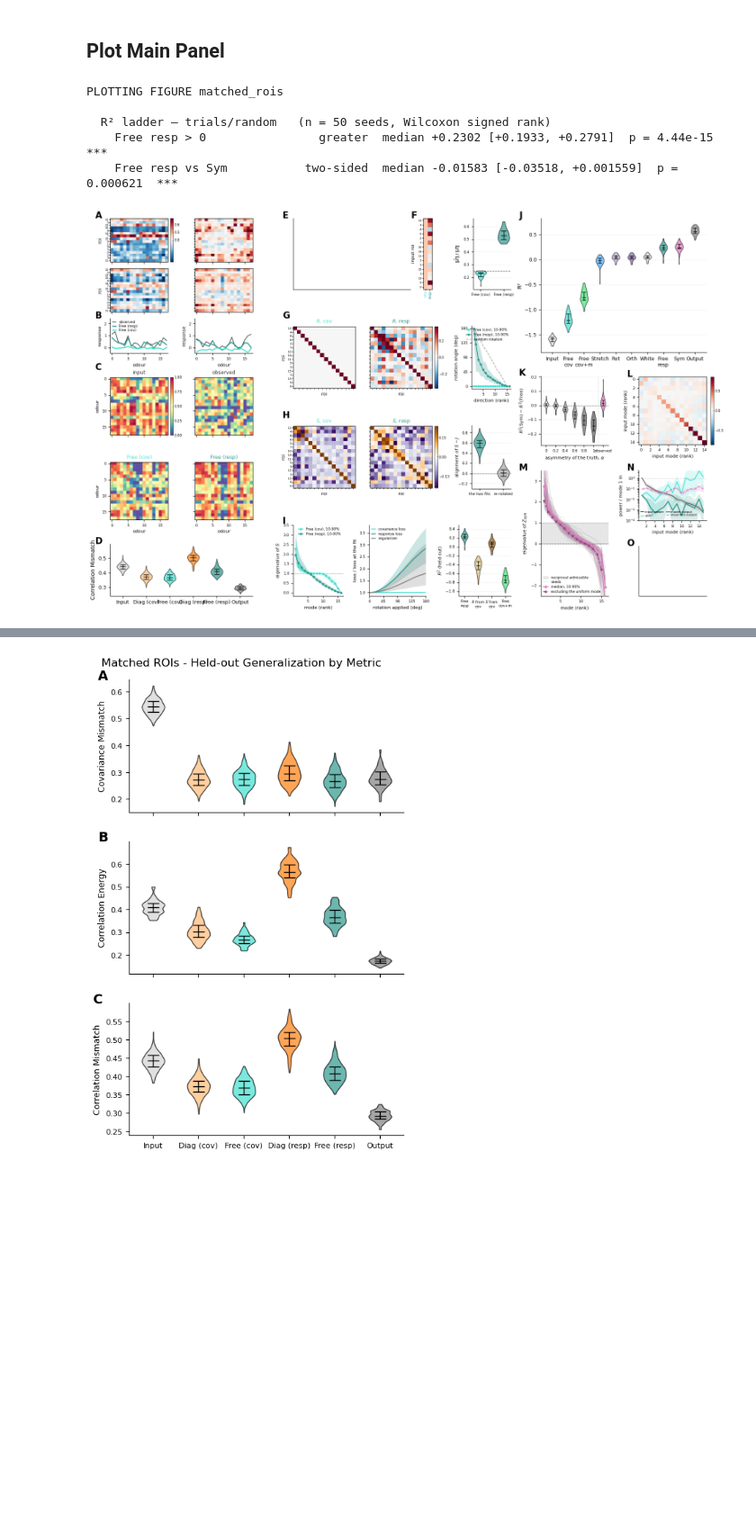
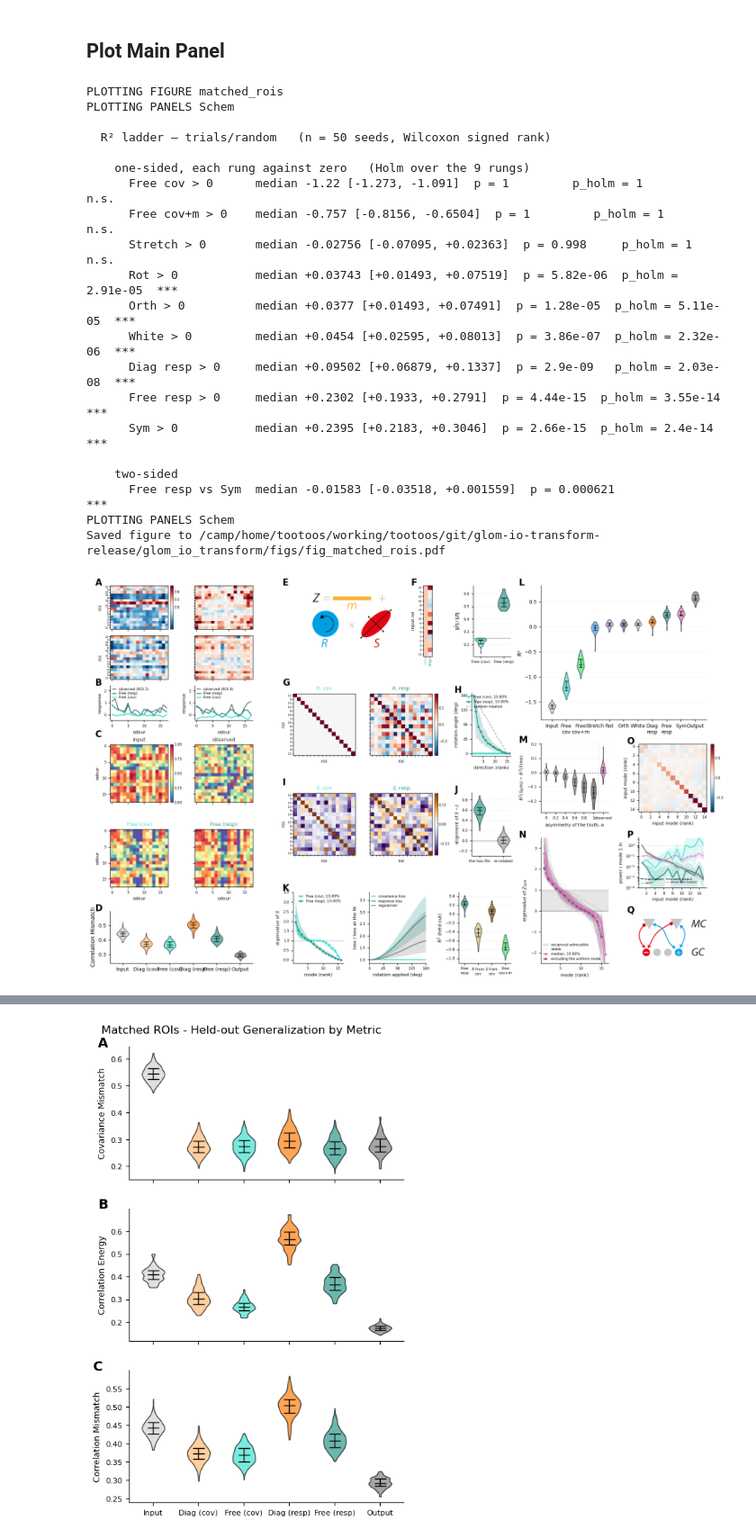
Before and after one commit to stootoon/glom-io-transform-release, a Jupyter notebook: glom_io_transform/analysis/fig_driver.ipynb, the cells around one changed output, grey strips where cells are left out. Shown at 90% size. Saved outputs shown, nothing was run; the diff lists cells and outputs as text; code cells hidden in the pictures; blank space fills up the shorter version.

```diff
--- a/glom_io_transform/analysis/fig_driver.ipynb
+++ b/glom_io_transform/analysis/fig_driver.ipynb
@@ -280,42 +284,67 @@ with open(matched_rois_data_file, "wb") as f:
 # %%
 from glom_io_transform.analysis.compute import generalization as compute_generalization; reload(compute_generalization)
 from glom_io_transform.model_fitting import proc_fit_models as proc_fit_models; reload(proc_fit_models)
 from glom_io_transform.analysis.figures import figures as fig_figures; reload(fig_figures)
 from glom_io_transform.analysis.figures import violin_plots as fig_violin_plots; reload(fig_violin_plots)
 from glom_io_transform.analysis.figures import matched_rois as fig_matched_rois; reload(fig_matched_rois)
 
 figure(figsize=(16, 10))
 axes = fig_matched_rois.Main.plot(matched_rois_data, quantiles=(10,90));
 axes["z_spectrum"].set_ylim(-2.5,3.5)
 axes["whitening"].set_ylim(1e-4,5)
 tight_layout(w_pad=0.5, h_pad=0.5)
-labels = {"input_heatmap":"A",
-          "roi_1":"B",
-          "corr_input":"C",
-          "violin":"D",
-          "conn_schematic":"E",
-          "baseline_strip":"F",
-          "R_cov":"G",
-          "S_cov":"H",
-          "stretch_spectra":"I",
-          "r2_heldout":"J",
-          "surrogate_alpha":"K",
-          "mode_conn":"L",
-          "z_spectrum":"M",
-          "whitening":"N",
-          "schematic":"O"
-}
+
+labels = ["input_heatmap",
+          "roi_1",
+          "corr_input",
+          "violin",
+          "conn_schematic",
+          "baseline_strip",
+          "R_cov",
+          "rot_angles",
+          "S_cov",
+          "stretch_align",
+          "stretch_spectra",
+          "r2_heldout",
+          "surrogate_alpha",
+          "z_spectrum",
+          "mode_conn",
+          "whitening",
+          "schematic"
+]
 alphabet = "ABCDEFGHIJKLMNOPQRSTUVWXYZ"
 str2inds= lambda s: [alphabet.index(c) for c in s]
-label_axes([axes[k] for k in labels], [labels[k] for k in labels], fontsize=16, fontweight="bold",
-           align_x= [str2inds("ABCD"), str2inds("EGHI"), str2inds("JKM"), str2inds("LNO")],
+label_axes([axes[k] for k in labels], alphabet, fontsize=16, fontweight="bold",
+           align_x= [
+               str2inds("ABCD"),
+               str2inds("HJ"),
+               str2inds("EGIK"),
+               str2inds("LMN"),
+               str2inds("OPQ"),
+            ]
 )
-
-savefig(f"{paths.proj_path}/figs/fig_matched_rois.pdf", bbox_inches="tight", dpi=600)
+fig_file = f"{paths.proj_path}/figs/{fig_prefix}_matched_rois.pdf"
+savefig(fig_file, bbox_inches="tight", dpi=600)
+print(f"Saved figure to {fig_file}")
 # %% [output]
 PLOTTING FIGURE matched_rois
+PLOTTING PANELS Schem
 
   R² ladder — trials/random   (n = 50 seeds, Wilcoxon signed rank)
-    Free resp > 0                greater  median +0.2302 [+0.1933, +0.2791]  p = 4.44e-15  ***
-    Free resp vs Sym           two-sided  median -0.01583 [-0.03518, +0.001559]  p = 0.000621  ***
+
+    one-sided, each rung against zero   (Holm over the 9 rungs)
+      Free cov > 0      median -1.22 [-1.273, -1.091]  p = 1         p_holm = 1         n.s.
+      Free cov+m > 0    median -0.757 [-0.8156, -0.6504]  p = 1         p_holm = 1         n.s.
+      Stretch > 0       median -0.02756 [-0.07095, +0.02363]  p = 0.998     p_holm = 1         n.s.
+      Rot > 0           median +0.03743 [+0.01493, +0.07519]  p = 5.82e-06  p_holm = 2.91e-05  ***
+      Orth > 0          median +0.0377 [+0.01493, +0.07491]  p = 1.28e-05  p_holm = 5.11e-05  ***
+      White > 0         median +0.0454 [+0.02595, +0.08013]  p = 3.86e-07  p_holm = 2.32e-06  ***
+      Diag resp > 0     median +0.09502 [+0.06879, +0.1337]  p = 2.9e-09   p_holm = 2.03e-08  ***
+      Free resp > 0     median +0.2302 [+0.1933, +0.2791]  p = 4.44e-15  p_holm = 3.55e-14  ***
+      Sym > 0           median +0.2395 [+0.2183, +0.3046]  p = 2.66e-15  p_holm = 2.4e-14   ***
+
+    two-sided
+      Free resp vs Sym  median -0.01583 [-0.03518, +0.001559]  p = 0.000621                    ***
+PLOTTING PANELS Schem
+Saved figure to /camp/home/tootoos/working/tootoos/git/glom-io-transform-release/glom_io_transform/figs/fig_matched_rois.pdf
-[figure, old version]
+[figure, new version]
```
Also changed, not shown: parts of 3 cells of this notebook.
